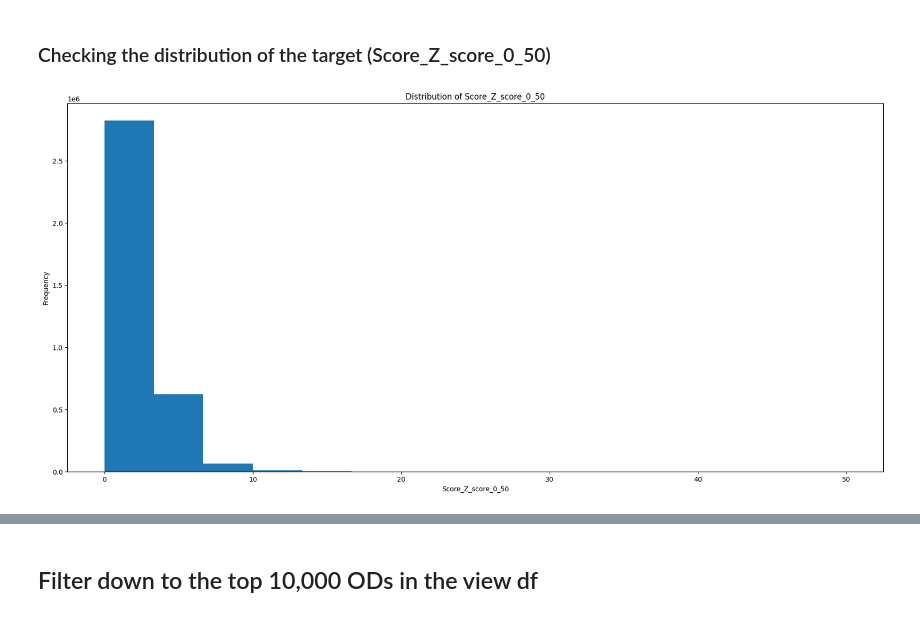
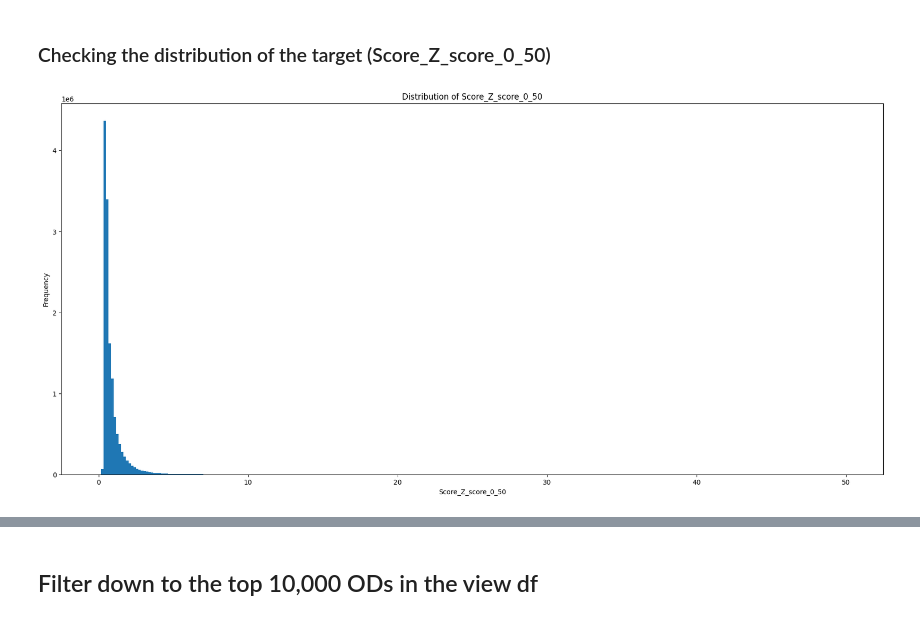
Before and after one commit to LaGenace/OptiFlyAi, a Jupyter notebook: Notebooks/ant_felix_arnaud_data.ipynb, the cells around one changed output, grey strips where cells are left out. Drawn from its saved outputs; the diff is of its cells as text; code cells hidden in the pictures.

```diff
--- a/Notebooks/ant_felix_arnaud_data.ipynb
+++ b/Notebooks/ant_felix_arnaud_data.ipynb
@@ -125,3 +150,5 @@ model_columns = ['TravelDistanceKm', 'TravelHorizonDays', 'SelfTransfer', "dayof
+# %%
+min_max_col =['TravelHorizonDays']
 # %%
 log_columns = ['extra_travel_distance_ratio', 'PricePerPax', 'total_layover_time_ratio', 'TravelDistanceKm']
 # %%
@@ -129,4 +156,5 @@ log_columns = ['extra_travel_distance_ratio', 'PricePerPax', 'total_layover_time
 
 processed_data, prescalars = all_preprocessing(data, model_columns, scale_itin_redirects,
                                                'Score_Z_score_0_50', target_func_param1='ItineraryRedirects',
-                                               target_func_param2=0, target_func_param3=50, log_transform_columns=log_columns)
+                                               target_func_param2=0, target_func_param3=50, log_transform_columns=log_columns,
+                                               operator_encoding=False, min_max_scaling=min_max_col, od_encoding=False)
@@ -134,0 +195,4 @@ TypeError: loop of ufunc does not support argument 0 of type float which has no
+# %%
+processed_data["Score_Z_score_0_50"].fillna(0, inplace=True)
+# %%
+processed_data.dropna(inplace=True)
@@ -165,11 +224,11 @@ Index(['OriginApt', 'OriginCty', 'OriginCtry', 'DestinationApt',
 # data.value_counts()
 # %%
 plt.figure(figsize=(22, 10))
-plt.hist(data["Score_Z_score_0_50"], bins=15)
+plt.hist(processed_data["Score_Z_score_0_50"], bins=300)
 plt.xlabel("Score_Z_score_0_50")
 plt.ylabel("Frequency")
 plt.title("Distribution of Score_Z_score_0_50")
 plt.show()
 # %% [output]
-[figure, old version]
+[figure, new version]
 # %%
```
Also changed, not shown: parts of 60 cells of this notebook, 1 other file.
